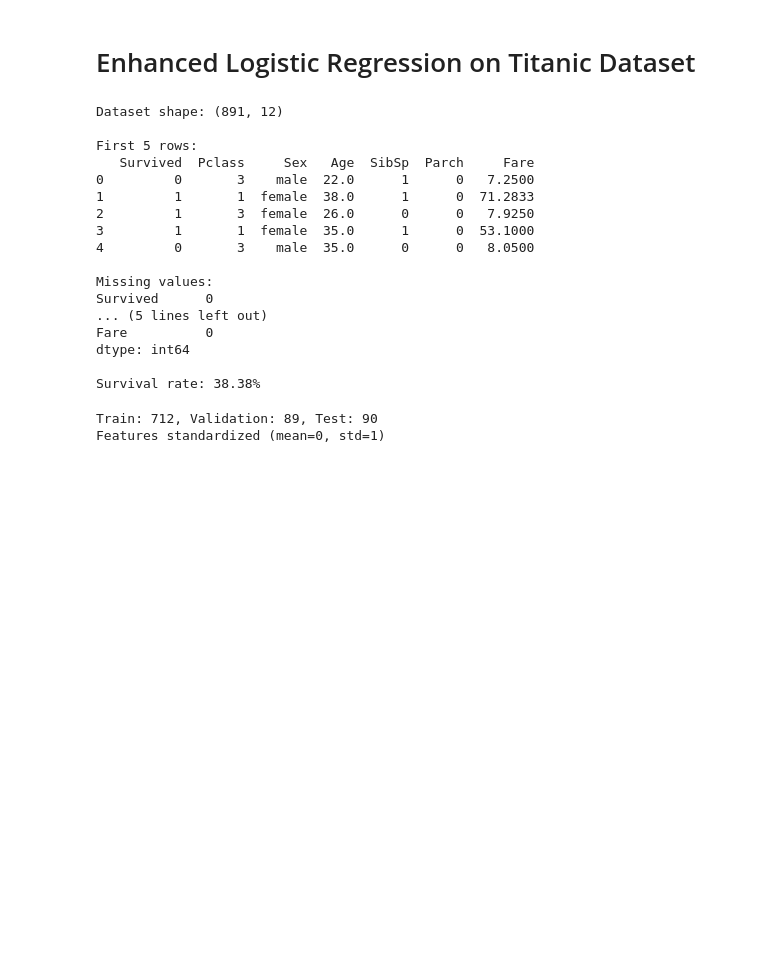
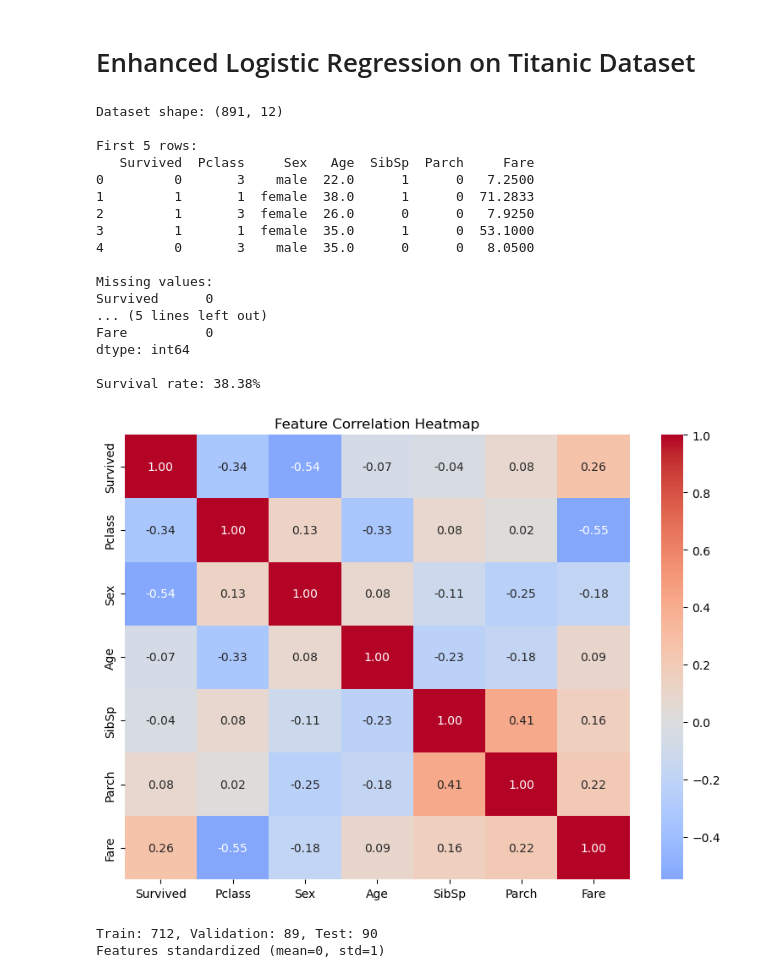
Before and after one commit to sooryas1233213/Cryptonite-RTP-Soorya, a Jupyter notebook: logistic_regression_v4.ipynb, the cells around one changed output. Saved outputs shown, nothing was run; the diff lists cells and outputs as text; code cells hidden in the pictures; blank space fills up the shorter version.

```diff
--- a/logistic_regression_v4.ipynb
+++ b/logistic_regression_v4.ipynb
@@ -16,33 +16,45 @@ print(df[["Survived", "Pclass", "Sex", "Age", "SibSp", "Parch", "Fare"]].head())
 print(f"\nMissing values:")
 print(df[["Survived", "Pclass", "Sex", "Age", "SibSp", "Parch", "Fare"]].isnull().sum())
 print(f"\nSurvival rate: {df['Survived'].mean():.2%}")
 
 # Preprocess
 df = df[["Survived", "Pclass", "Sex", "Age", "SibSp", "Parch", "Fare"]]
 df["Age"].fillna(df["Age"].mean(), inplace=True)
+
+# Correlation heatmap (before encoding)
+df_viz = df.copy()
+df_viz["Sex"] = (df_viz["Sex"] == "male").astype(int)
+plt.figure(figsize=(8, 6))
+sns.heatmap(df_viz.corr(), annot=True, fmt='.2f', cmap='coolwarm', center=0)
+plt.title('Feature Correlation Heatmap')
+plt.tight_layout()
+plt.savefig('logistic_regression_heatmap.png', dpi=150, bbox_inches='tight')
+plt.show()
+
 df["Sex"] = (df["Sex"] == "male").astype(int)
 
 X_full = df[["Pclass", "Sex", "Age", "SibSp", "Parch", "Fare"]].to_numpy(dtype=float)
 y_full = df["Survived"].to_numpy(dtype=float)
 m_full, n = X_full.shape
 # %% [output]
 Dataset shape: (891, 12)
 
 First 5 rows:
    Survived  Pclass     Sex   Age  SibSp  Parch     Fare
 0         0       3    male  22.0      1      0   7.2500
 1         1       1  female  38.0      1      0  71.2833
 2         1       3  female  26.0      0      0   7.9250
 3         1       1  female  35.0      1      0  53.1000
 4         0       3    male  35.0      0      0   8.0500
 
 Missing values:
 Survived      0
 ... (5 lines left out)
 Fare          0
 dtype: int64
 
 Survival rate: 38.38%
+[figure, added]
 # %%
 # Split data: 80% train, 10% validation, 10% test
 rng = np.random.default_rng(42)
```
Also changed, not shown: 6 other files.
